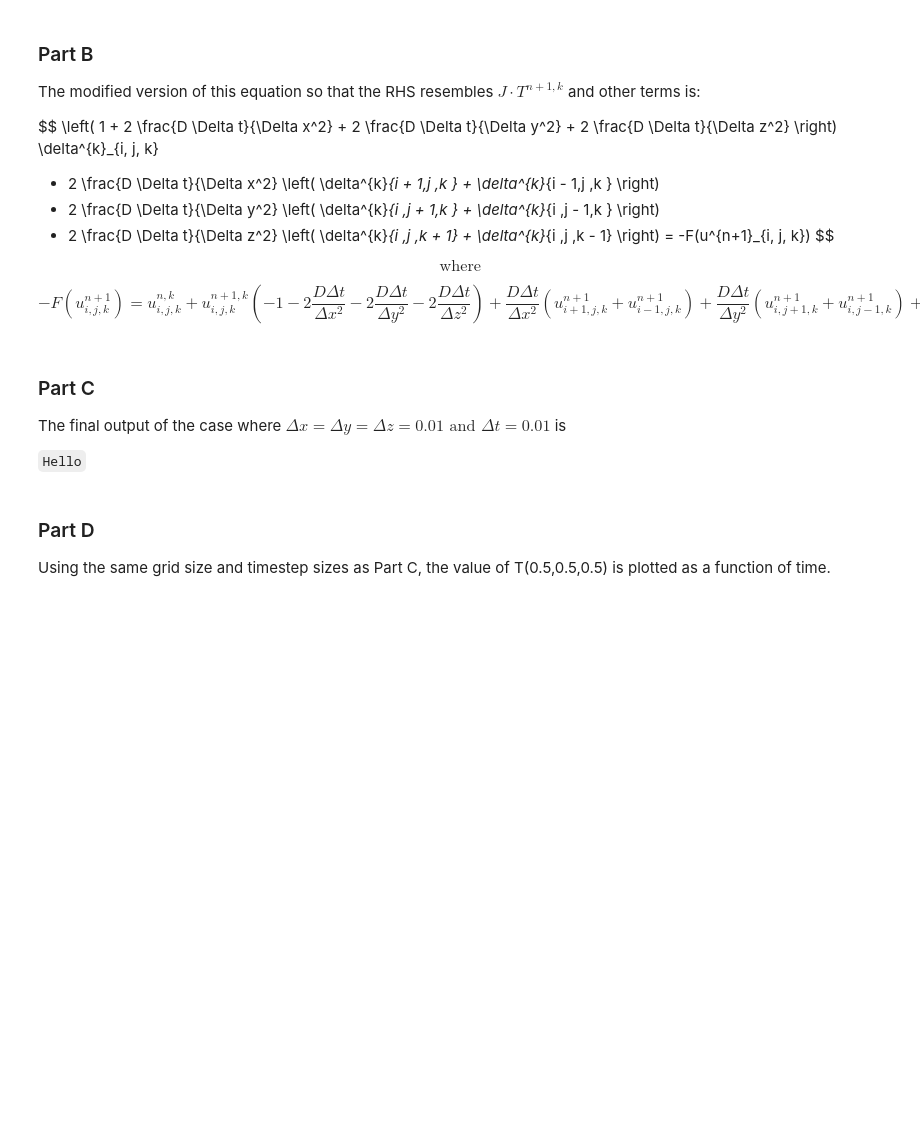
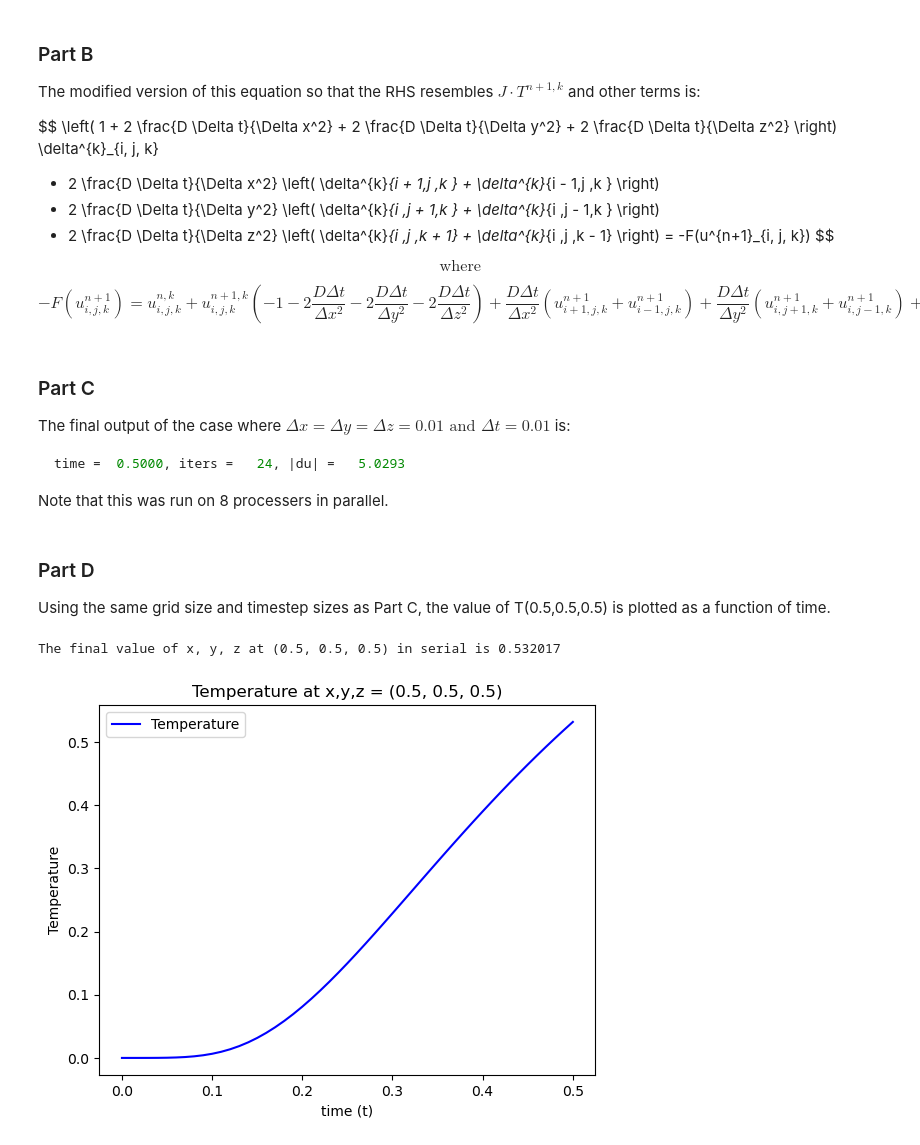
Before and after one commit to CristianVillazhannay/ME470, a Jupyter notebook: HW3/HW3_Report.ipynb, the cells around one changed output. Cells and saved outputs as stored; diff of their text form; code cells hidden in the pictures; blank space fills up the shorter version.

Commit message:
Value Updates

````diff
--- a/HW3/HW3_Report.ipynb
+++ b/HW3/HW3_Report.ipynb
@@ -70,9 +70,31 @@ u^{n,k}_{i,j,k}
 $$
 # %% [markdown]
 ### Part C
-The final output of the case where $\Delta x=\Delta y =\Delta z = 0.01 \text{ and } \Delta t = 0.01$ is
+The final output of the case where $\Delta x=\Delta y =\Delta z = 0.01 \text{ and } \Delta t = 0.01$ is:
 
-`Hello`
+```python
+time =  0.5000, iters =   24, |du| =   5.0293
+```
+
+Note that this was run on 8 processers in parallel.
 # %% [markdown]
 ### Part D
 Using the same grid size and timestep sizes as Part C, the value of T(0.5,0.5,0.5) is plotted as a function of time.
+# %%
+import numpy as np
+import matplotlib.pyplot as plt
+
+#import our data
+middle = np.loadtxt('part_c.dat')
+
+#Plot our data.
+fig, axs = plt.subplots()
+axs.plot(middle[:,0],middle[:,1], label="Temperature", color="blue")
+axs.set(xlabel='time (t)', ylabel='Temperature',
+       title='Temperature at x,y,z = (0.5, 0.5, 0.5)')
+axs.legend()
+
+print("The final value of x, y, z at (0.5, 0.5, 0.5) in serial is {}".format(middle[-1][1]))
+# %% [output]
+The final value of x, y, z at (0.5, 0.5, 0.5) in serial is 0.532017
+[figure, added]
````
Also changed, not shown: parts of 5 cells of this notebook, 1 other file.
